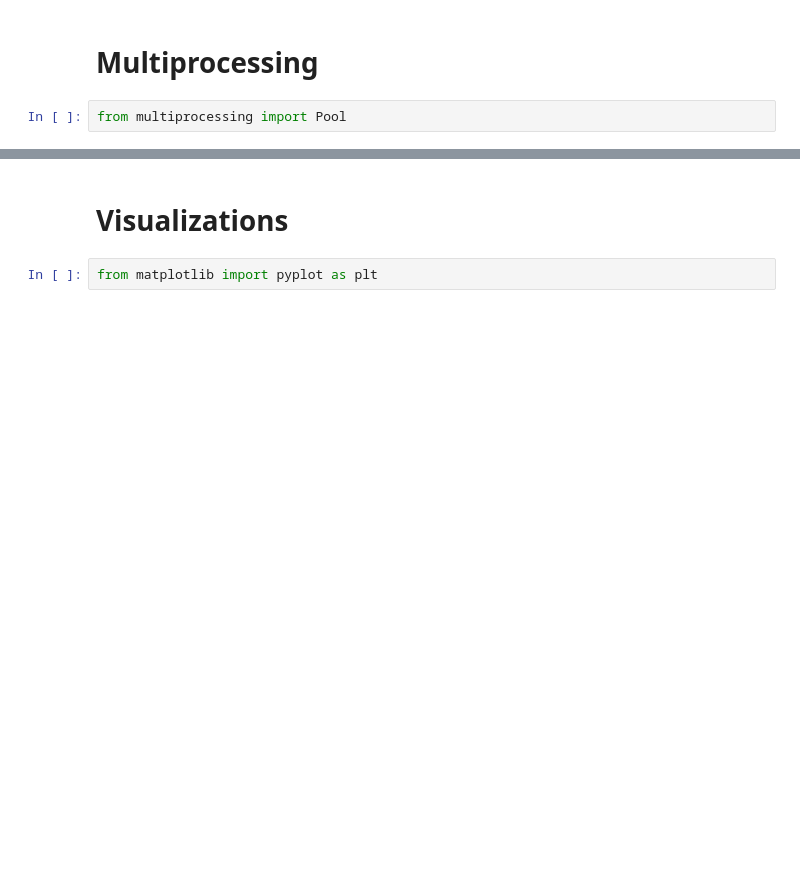
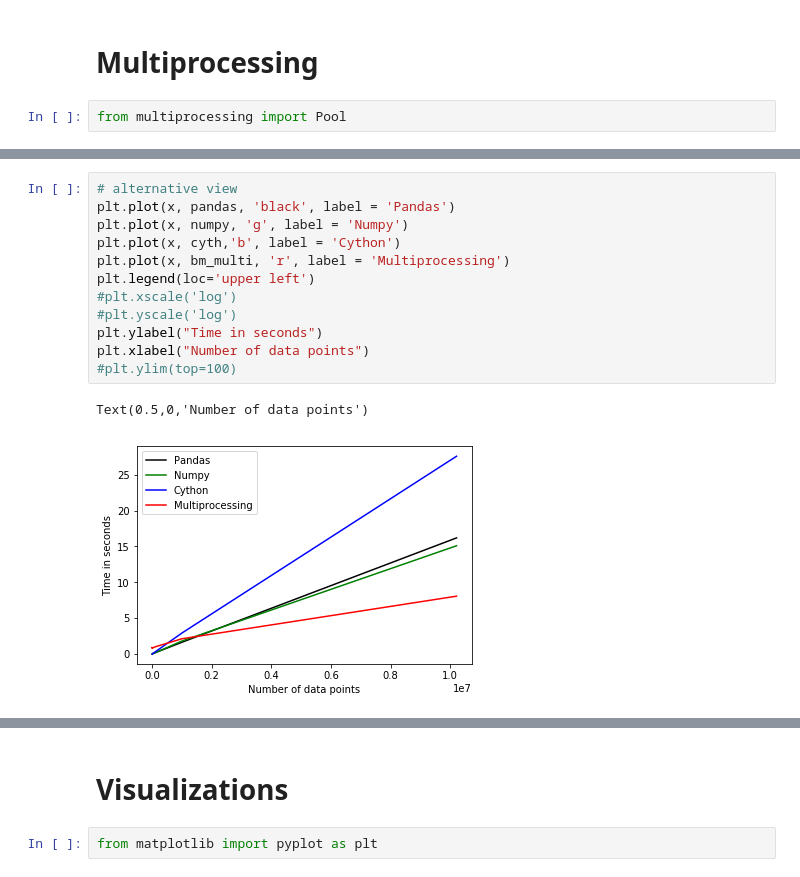
Before and after one commit to carlaint/OII_Python_Hi_Performance, a Jupyter notebook: Summative.ipynb, the cells around one changed output, grey strips where cells are left out. Saved outputs shown, nothing was run; the diff lists cells and outputs as text; blank space fills up the shorter version.

```diff
--- a/Summative.ipynb
+++ b/Summative.ipynb
@@ -462,0 +495,15 @@ results: 8062.006474 ms
+# %%
+# alternative view
+plt.plot(x, pandas, 'black', label = 'Pandas')
+plt.plot(x, numpy, 'g', label = 'Numpy')
+plt.plot(x, cyth,'b', label = 'Cython')
+plt.plot(x, bm_multi, 'r', label = 'Multiprocessing')
+plt.legend(loc='upper left')
+#plt.xscale('log')
+#plt.yscale('log')
+plt.ylabel("Time in seconds")
+plt.xlabel("Number of data points")
+#plt.ylim(top=100)
+# %% [output]
+Text(0.5,0,'Number of data points')
+[figure, added]
```
Also changed, not shown: parts of 18 cells of this notebook.
